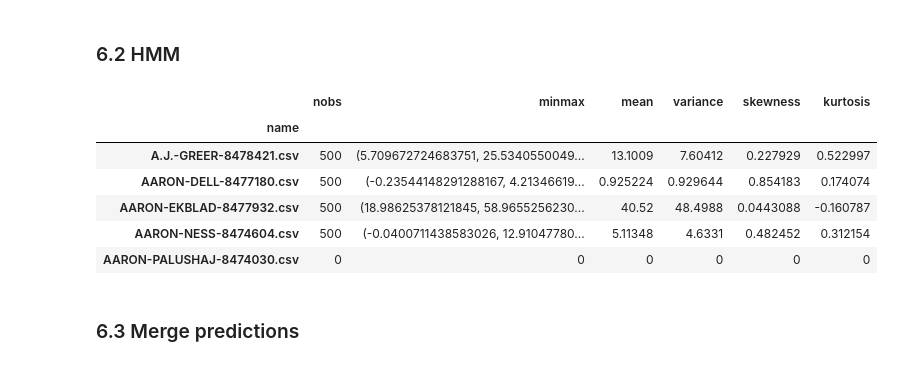
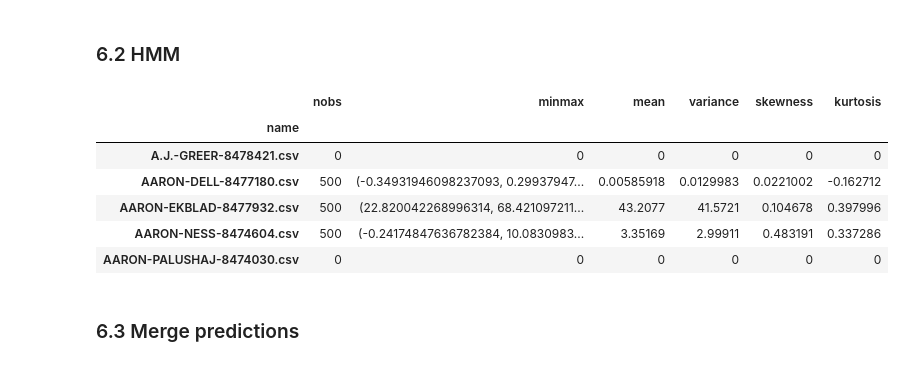
Before and after one commit to noiseux1523/NHL-Player-Projection, a Jupyter notebook: notebooks/Pool-Dataset-Final.ipynb, the cells around one changed output. Cells and saved outputs as stored; diff of their text form; code cells hidden in the pictures.

```diff
--- a/notebooks/Pool-Dataset-Final.ipynb
+++ b/notebooks/Pool-Dataset-Final.ipynb
@@ -654,16 +672,16 @@ lstm_preds.head()
 ### 6.2 HMM
 # %%
 # TODO: Make sure predictions are updated (run HMMLearn.ipynb)
-hmm_preds = pd.read_pickle(os.path.join(data_folder, 'predictions_hmm_3years_for_2021.pkl'))
+hmm_preds = pd.read_pickle(os.path.join(data_folder, 'predictions_hmm_3years_for_2022.pkl'))
 hmm_preds.index.name = 'name'
 hmm_preds.head()
 # %% [output]
 |  | nobs | minmax | mean | variance | skewness | kurtosis |
 | name |  |  |  |  |  |  |
-| A.J.-GREER-8478421.csv | 500 | (5.709672724683751, 25.5340550049... | 13.1009 | 7.60412 | 0.227929 | 0.522997 |
-| AARON-DELL-8477180.csv | 500 | (-0.23544148291288167, 4.21346619... | 0.925224 | 0.929644 | 0.854183 | 0.174074 |
-| AARON-EKBLAD-8477932.csv | 500 | (18.98625378121845, 58.9655256230... | 40.52 | 48.4988 | 0.0443088 | -0.160787 |
-| AARON-NESS-8474604.csv | 500 | (-0.0400711438583026, 12.91047780... | 5.11348 | 4.6331 | 0.482452 | 0.312154 |
+| A.J.-GREER-8478421.csv | 0 | 0 | 0 | 0 | 0 | 0 |
+| AARON-DELL-8477180.csv | 500 | (-0.34931946098237093, 0.29937947... | 0.00585918 | 0.0129983 | 0.0221002 | -0.162712 |
+| AARON-EKBLAD-8477932.csv | 500 | (22.820042268996314, 68.421097211... | 43.2077 | 41.5721 | 0.104678 | 0.397996 |
+| AARON-NESS-8474604.csv | 500 | (-0.24174847636782384, 10.0830983... | 3.35169 | 2.99911 | 0.483191 | 0.337286 |
 | AARON-PALUSHAJ-8474030.csv | 0 | 0 | 0 | 0 | 0 | 0 |
 # %% [markdown]
 ### 6.3 Merge predictions
```
Also changed, not shown: parts of 24 cells of this notebook, 6 other files.
